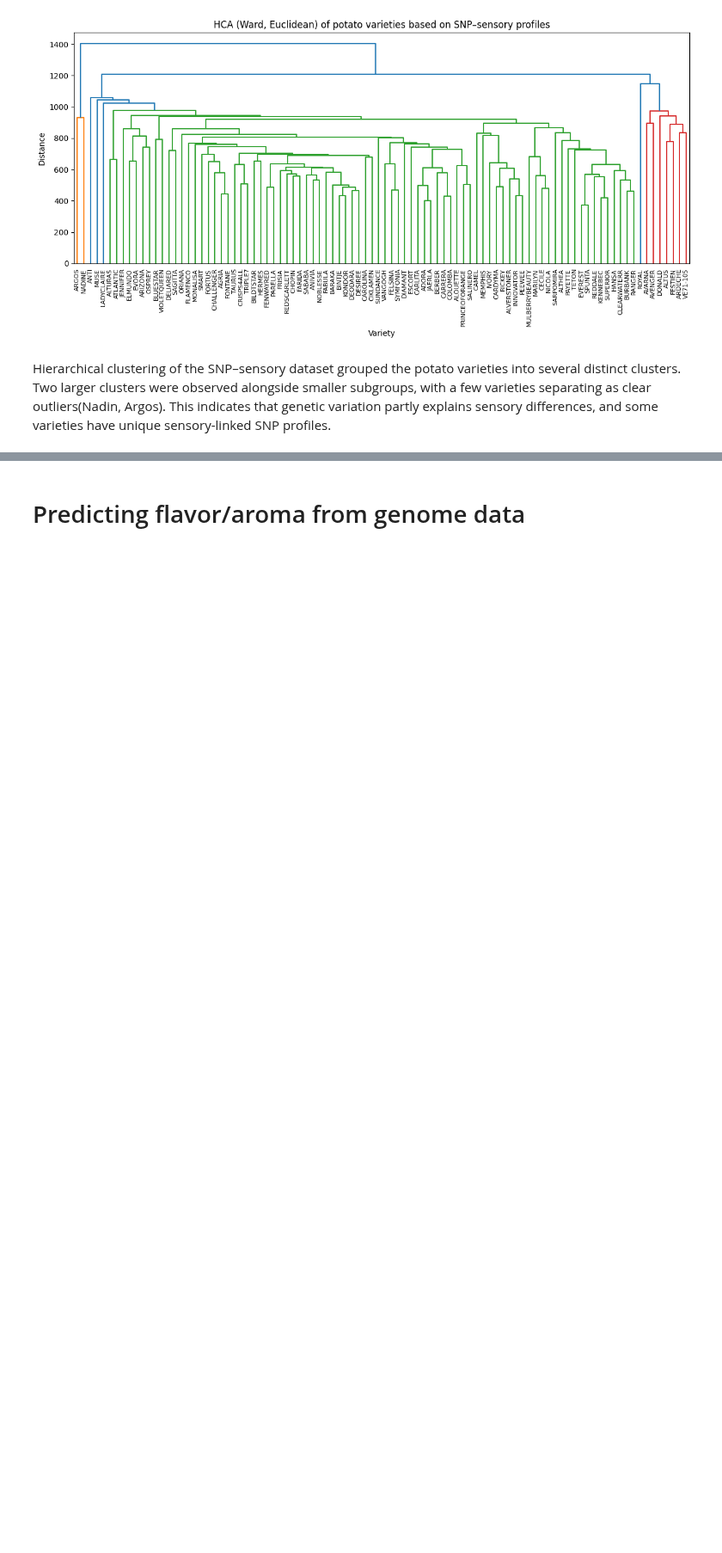
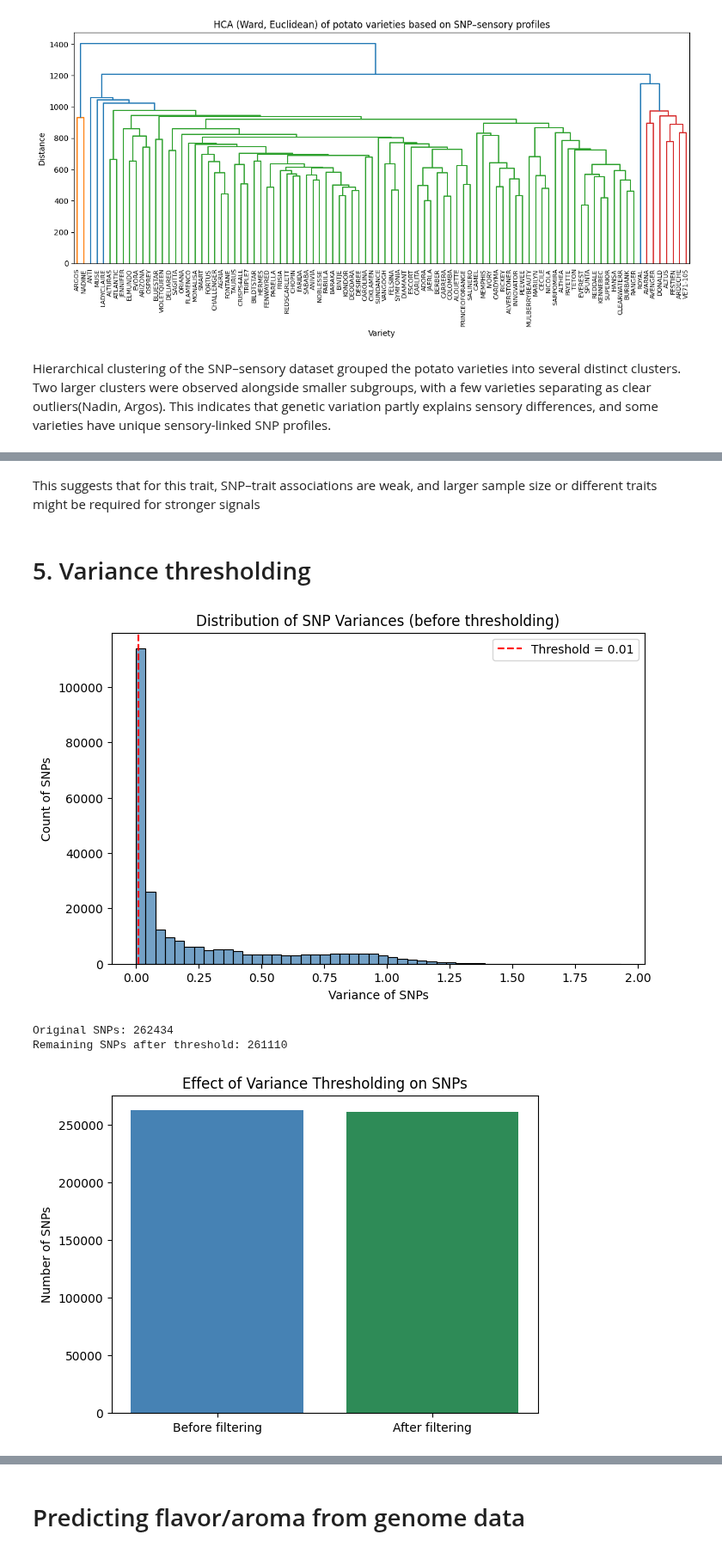
Before and after one commit to Fatemeh1362/internship, a Jupyter notebook: gene_model_biorep1.ipynb, the cells around one changed output, grey strips where cells are left out. Shown at 86% size. Drawn from its saved outputs; the diff is of its cells as text; code cells hidden in the pictures; blank space fills up the shorter version.

```diff
--- a/gene_model_biorep1.ipynb
+++ b/gene_model_biorep1.ipynb
@@ -423,0 +659,41 @@ print("\nCluster sizes:\n", pd.Series(clusters, index=merged_snp_sensory.index).
+# %% [markdown]
+This suggests that for this trait, SNP–trait associations are weak, and larger sample size or different traits might be required for stronger signals
+# %% [markdown]
+# 5. Variance thresholding
+# %%
+
+# SNP-only dataset
+X = merged_snp_aroma[[c for c in merged_snp_aroma.columns if c.startswith("GEN__")]].astype(float)
+
+# Calculate variances
+variances = X.var(axis=0)
+
+# Plot distribution of SNP variances
+plt.figure(figsize=(8,5))
+sns.histplot(variances, bins=50, kde=False, color="steelblue")
+plt.axvline(0.01, color="red", linestyle="--", label="Threshold = 0.01")
+plt.xlabel("Variance of SNPs")
+plt.ylabel("Count of SNPs")
+plt.title("Distribution of SNP Variances (before thresholding)")
+plt.legend()
+plt.show()
+
+# Apply variance threshold
+selector = VarianceThreshold(threshold=0.01)
+X_selected = selector.fit_transform(X)
+
+print(f"Original SNPs: {X.shape[1]}")
+print(f"Remaining SNPs after threshold: {X_selected.shape[1]}")
+# Count before/after
+before = X.shape[1]
+after = X_selected.shape[1]
+
+plt.bar(["Before filtering", "After filtering"], [before, after], color=["steelblue", "seagreen"])
+plt.ylabel("Number of SNPs")
+plt.title("Effect of Variance Thresholding on SNPs")
+plt.show()
+# %% [output]
+[figure, added]
+Original SNPs: 262434
+Remaining SNPs after threshold: 261110
+[figure, added]
```
Also changed, not shown: parts of 25 cells of this notebook.
